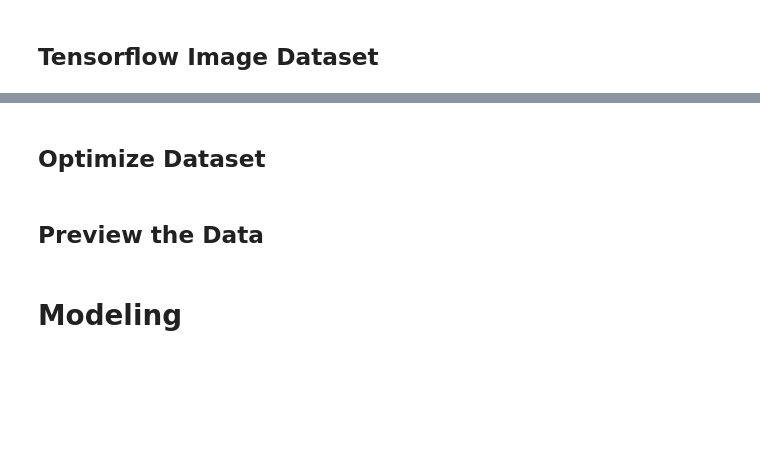
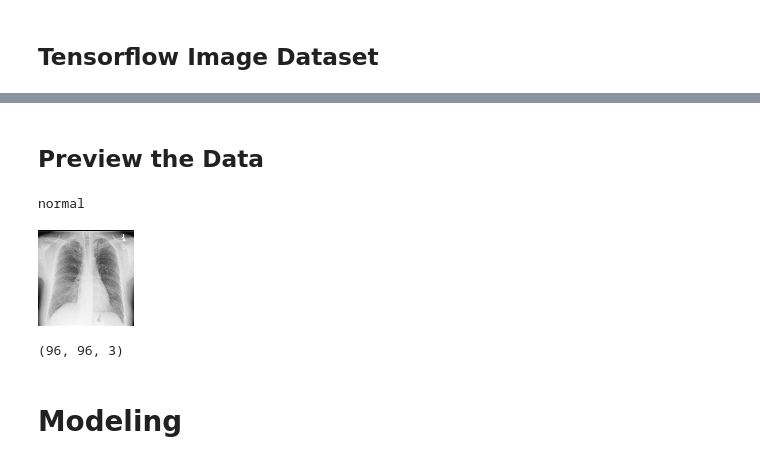
Before and after one commit to IndiaTJohnson/CNNs-and-Computer-Vision, a Jupyter notebook: Image Classification.ipynb, the cells around one changed output, grey strips where cells are left out. Cells and saved outputs as stored; diff of their text form; code cells hidden in the pictures; blank space fills up the shorter version.

Commit message:
Update Image Classification with models

```diff
--- a/Image Classification.ipynb
+++ b/Image Classification.ipynb
@@ -259,6 +259,6 @@ def evaluate_classification_network(model,
 ## Upload and Check the Data
 # %%
 # Checking the contents of dataset folder
-data_dir = "Data/xrays"
+data_dir = "Data/xray-data"
 data_dir
 # %% [output]
@@ -489,4 +417,2 @@ history = model2.fit(
-# %% [markdown]
-## Optimize Dataset
 # %% [markdown]
 ## Preview the Data
@@ -493,3 +425,13 @@ history = model2.fit(
+# %%
+## Lookup the string name of the label and display both the label and the image
+label = class_dict[np.argmax(label)]
+print(label)
+display(array_to_img(img))
+print(input_shape)
+# %% [output]
+normal
+[figure, added]
+(96, 96, 3)
 # %% [markdown]
 # Modeling
 # %% [markdown]
```
Also changed, not shown: parts of 47 cells of this notebook, 1 other file.
